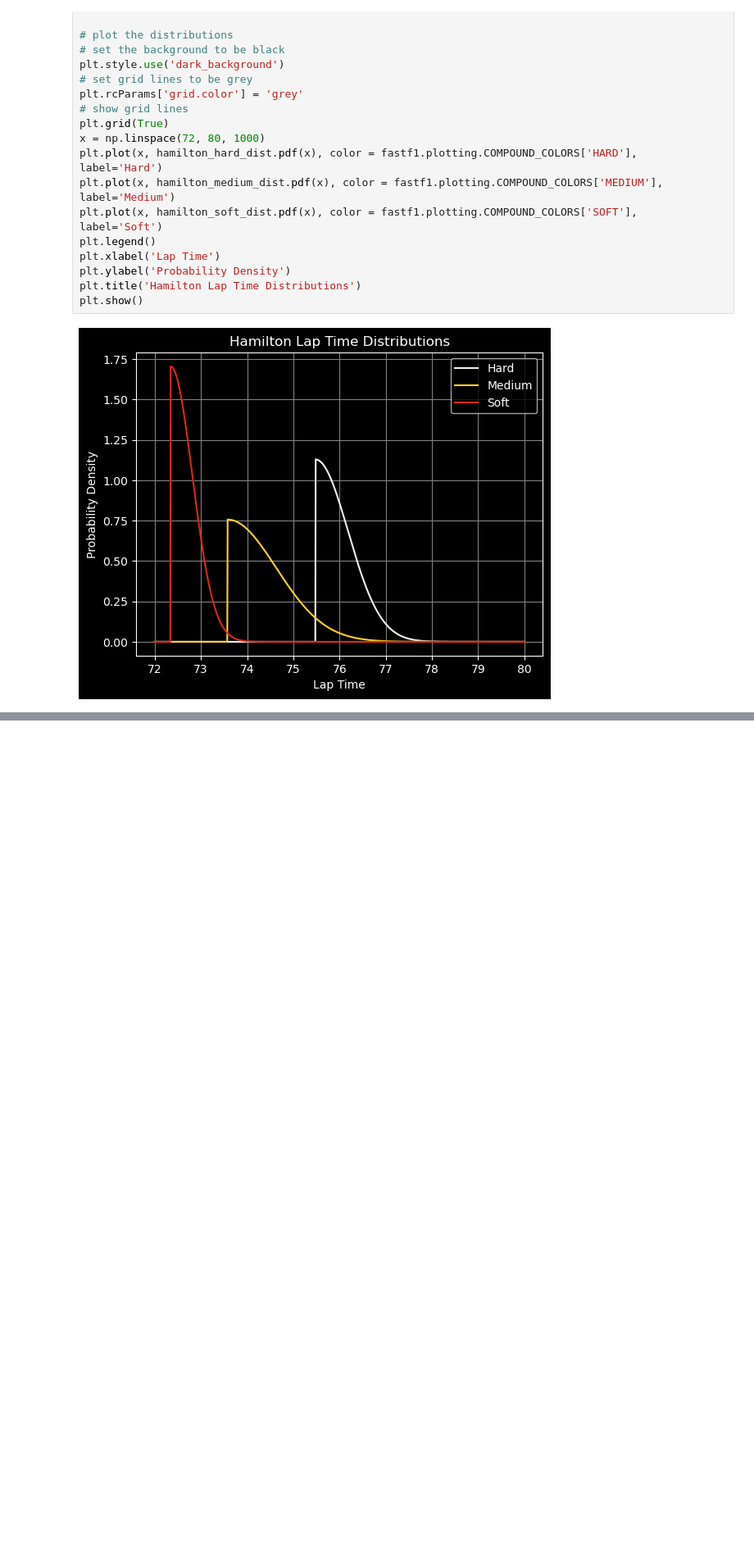
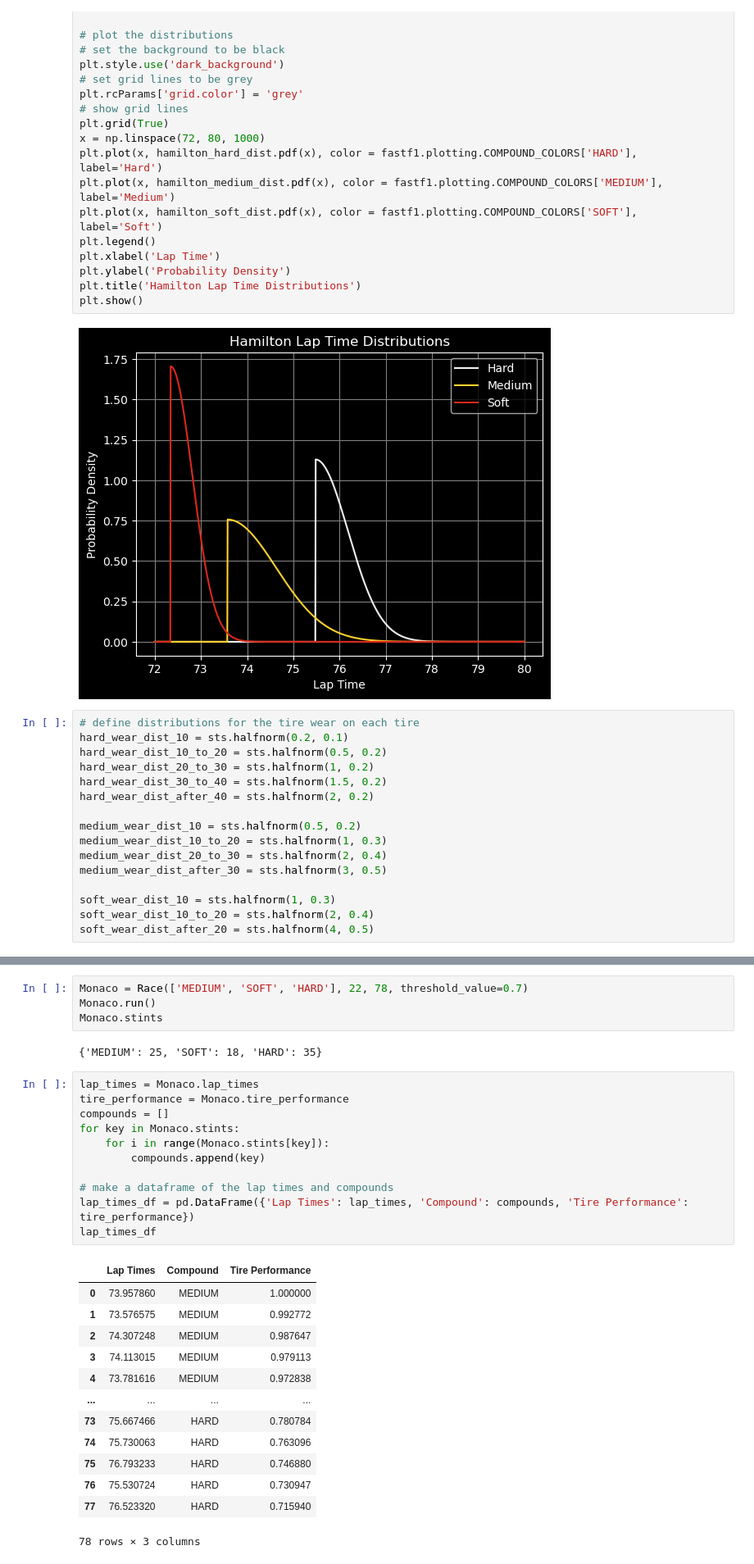
Before and after one commit to AbdullahKhurram30/Pythlete-Working, a Jupyter notebook: race-strategy/strategy-simulation.ipynb, the cells around one changed output, grey strips where cells are left out. Shown: that part at 82% size. Drawn from its saved outputs; the diff is of its cells as text; blank space fills up the shorter version.

```diff
--- a/race-strategy/strategy-simulation.ipynb
+++ b/race-strategy/strategy-simulation.ipynb
@@ -186,3 +164,19 @@ plt.title('Hamilton Lap Time Distributions')
 plt.show()
 # %% [output]
 [figure]
+# %%
+# define distributions for the tire wear on each tire
+hard_wear_dist_10 = sts.halfnorm(0.2, 0.1)
+hard_wear_dist_10_to_20 = sts.halfnorm(0.5, 0.2)
+hard_wear_dist_20_to_30 = sts.halfnorm(1, 0.2)
+hard_wear_dist_30_to_40 = sts.halfnorm(1.5, 0.2)
+hard_wear_dist_after_40 = sts.halfnorm(2, 0.2)
+
+medium_wear_dist_10 = sts.halfnorm(0.5, 0.2)
+medium_wear_dist_10_to_20 = sts.halfnorm(1, 0.3)
+medium_wear_dist_20_to_30 = sts.halfnorm(2, 0.4)
+medium_wear_dist_after_30 = sts.halfnorm(3, 0.5)
+
+soft_wear_dist_10 = sts.halfnorm(1, 0.3)
+soft_wear_dist_10_to_20 = sts.halfnorm(2, 0.4)
+soft_wear_dist_after_20 = sts.halfnorm(4, 0.5)
@@ -188,0 +321,31 @@ plt.show()
+# %%
+Monaco = Race(['MEDIUM', 'SOFT', 'HARD'], 22, 78, threshold_value=0.7)
+Monaco.run()
+Monaco.stints
+# %% [output]
+{'MEDIUM': 25, 'SOFT': 18, 'HARD': 35}
+# %%
+lap_times = Monaco.lap_times
+tire_performance = Monaco.tire_performance
+compounds = []
+for key in Monaco.stints:
+    for i in range(Monaco.stints[key]):
+        compounds.append(key)
+
+# make a dataframe of the lap times and compounds
+lap_times_df = pd.DataFrame({'Lap Times': lap_times, 'Compound': compounds, 'Tire Performance': tire_performance})
+lap_times_df
+# %% [output]
+|  | Lap Times | Compound | Tire Performance |
+| 0 | 73.957860 | MEDIUM | 1.000000 |
+| 1 | 73.576575 | MEDIUM | 0.992772 |
+| 2 | 74.307248 | MEDIUM | 0.987647 |
+| 3 | 74.113015 | MEDIUM | 0.979113 |
+| 4 | 73.781616 | MEDIUM | 0.972838 |
+| ... | ... | ... | ... |
+| 73 | 75.667466 | HARD | 0.780784 |
+| 74 | 75.730063 | HARD | 0.763096 |
+| 75 | 76.793233 | HARD | 0.746880 |
+| 76 | 75.530724 | HARD | 0.730947 |
+| 77 | 76.523320 | HARD | 0.715940 |
+78 rows × 3 columns
```
Also changed, not shown: parts of 9 cells of this notebook, 1 other file.
